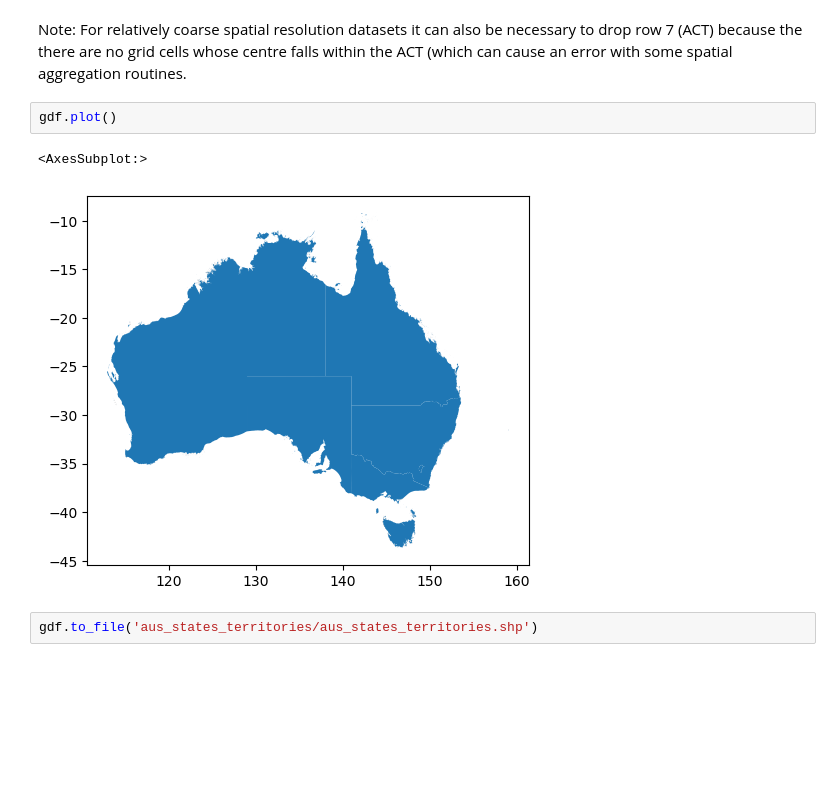
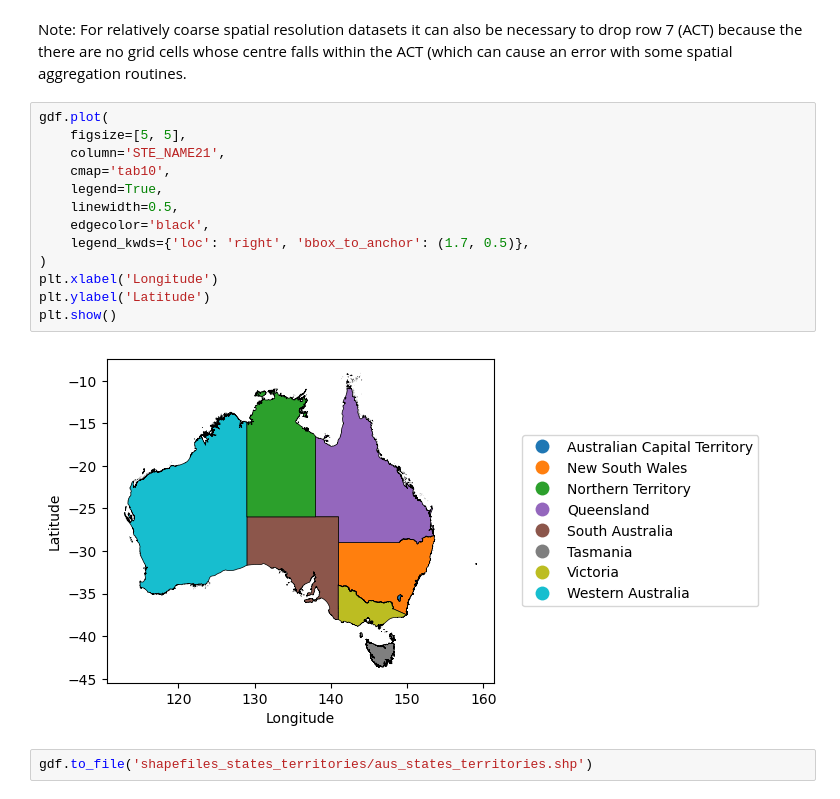
Before and after one commit to aus-ref-clim-data-nci/shapefiles, a Jupyter notebook: aus_states_territories.ipynb, the cells around one changed output. Cells and saved outputs as stored; diff of their text form; blank space fills up the shorter version.

```diff
--- a/aus_states_territories.ipynb
+++ b/aus_states_territories.ipynb
@@ -39,9 +40,19 @@ gdf
 # %% [markdown]
 Note: For relatively coarse spatial resolution datasets it can also be necessary to drop row 7 (ACT) because the there are no grid cells whose centre falls within the ACT (which can cause an error with some spatial aggregation routines.
 # %%
-gdf.plot()
+gdf.plot(
+    figsize=[5, 5],
+    column='STE_NAME21',
+    cmap='tab10',
+    legend=True,
+    linewidth=0.5,
+    edgecolor='black',
+    legend_kwds={'loc': 'right', 'bbox_to_anchor': (1.7, 0.5)},
+)
+plt.xlabel('Longitude')
+plt.ylabel('Latitude')
+plt.show()
 # %% [output]
-<AxesSubplot:>
-[figure, old version]
+[figure, new version]
 # %%
-gdf.to_file('aus_states_territories/aus_states_territories.shp')
+gdf.to_file('shapefiles_states_territories/aus_states_territories.shp')
```
Also changed, not shown: parts of 1 cell of this notebook, 18 other files.
